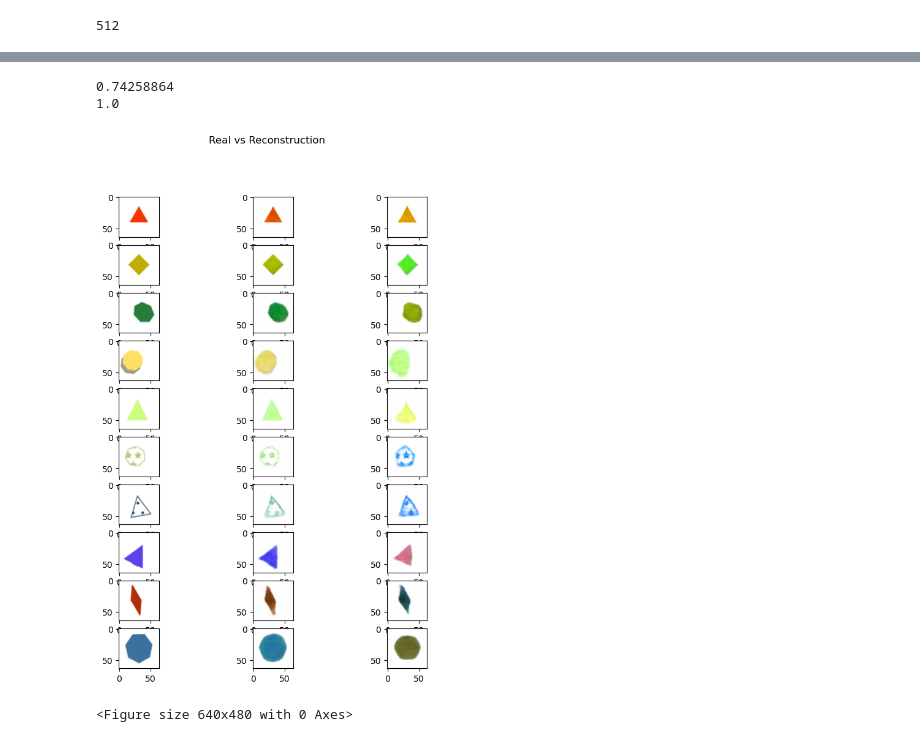
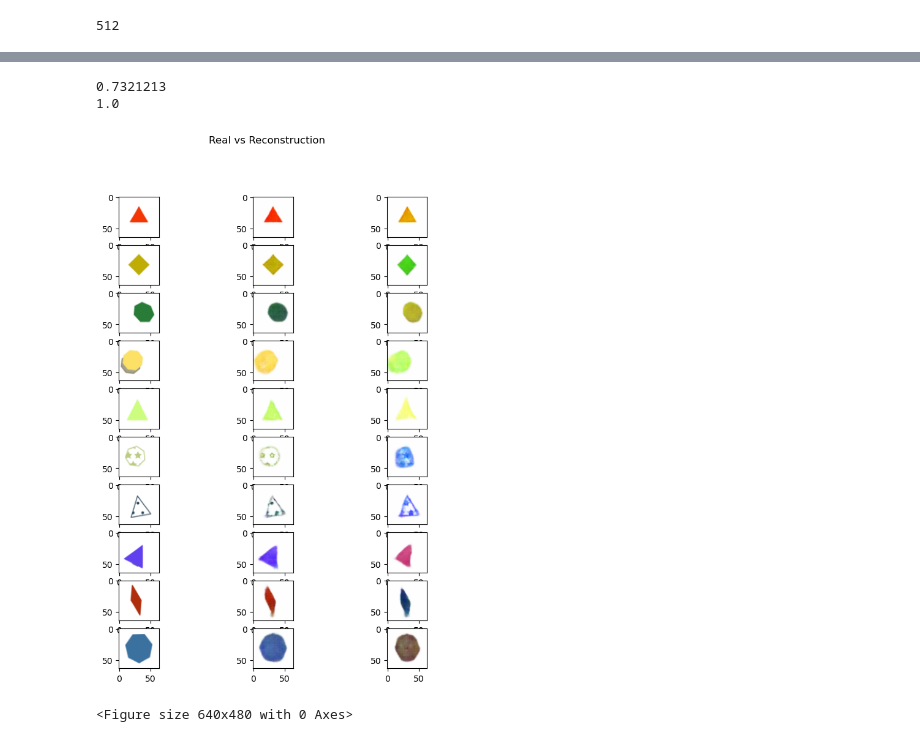
Before and after one commit to thomaslu2000/vae-latent-text-alignment, a Jupyter notebook: BetaVAE with language supervision.ipynb, the cells around one changed output, grey strips where cells are left out. Drawn from its saved outputs; the diff is of its cells as text; code cells hidden in the pictures.

Commit message:
upload models

```diff
--- a/BetaVAE with language supervision.ipynb
+++ b/BetaVAE with language supervision.ipynb
@@ -257,39 +232,39 @@ use_model = hub.load(module_url)
 import importlib
 importlib.reload(supervised_bvae)
 
-model = torch.load('models/1-supbvae-16dim')
+model = torch.load('models/2.5-supbvae-16dim-2.5alpha')
 model.eval()
 valid_dataset = DatasetWrapper(valid, valid_meta)
 displays = []
 ys = []
 residuals = []
 with torch.no_grad():
     for sample_idx in range(10):
         x, latent_supervision = valid_dataset[sample_idx]
         x = x[None,:]
         _, next_latent_supervision = valid_dataset[sample_idx+1]
         recon, mu, var, z, yhat = model(x)
 
         ys += [torch.norm(latent_supervision)]
         residuals += [torch.norm(latent_supervision - yhat)]
 
         recon2 = model.forward_with_supervision(x, next_latent_supervision, smoothing=0.01)
         displays += [[x[0].permute(1, 2, 0).cpu().numpy(),
                        recon[0].permute(1, 2, 0).cpu().numpy(), recon2[0].permute(1, 2, 0).cpu().numpy()]]
 print(np.mean(residuals))
 print(np.mean(ys))
 
 fig, axes = plt.subplots(10, 3)
 fig.suptitle('Real vs Reconstruction')
 fig.set_size_inches(8, 10)
 for (ax1, ax2, ax3), (im1, im2, im3) in zip(axes, displays):
     ax1.imshow(im1)
     ax2.imshow(im2)
     ax3.imshow(im3)
 plt.show()
 plt.savefig('asdf.png')
 # %% [output]
-0.74258864
+0.7321213
 1.0
-[figure, old version]
+[figure, new version]
 <Figure size 640x480 with 0 Axes>
```
Also changed, not shown: parts of 4 cells of this notebook, 36 other files.
